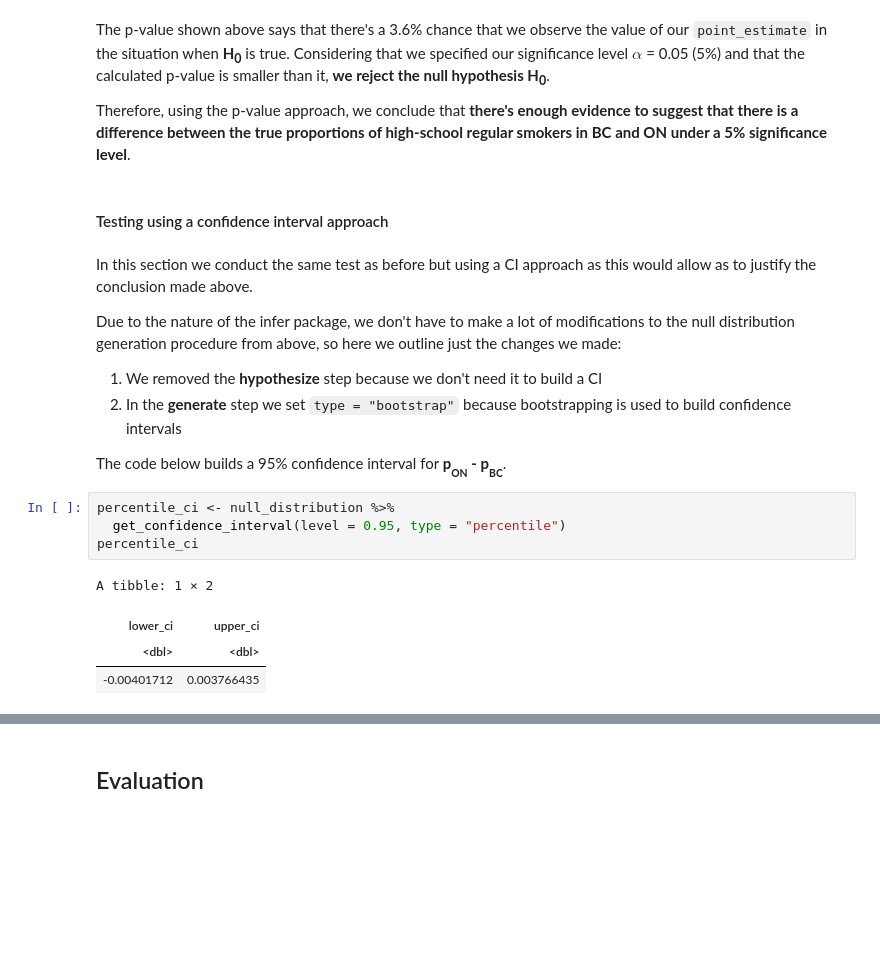
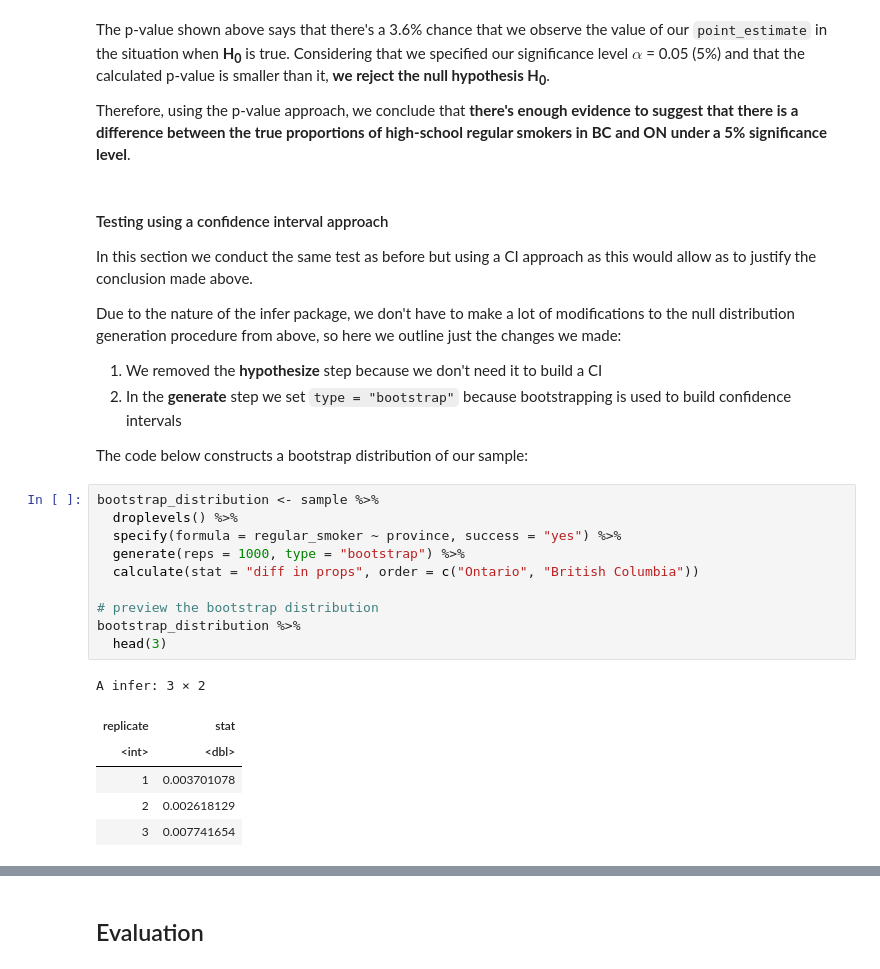
Before and after one commit to Ihor16/stat-201-project, a Jupyter notebook: Final Report.ipynb, the cells around one changed output, grey strips where cells are left out. Drawn from its saved outputs; the diff is of its cells as text; blank space fills up the shorter version.

```diff
--- a/Final Report.ipynb
+++ b/Final Report.ipynb
@@ -312,9 +318,9 @@ A tibble: 1 × 1
 The p-value shown above says that there's a 3.6% chance that we observe the value of our `point_estimate` in the situation when **H<sub>0</sub>** is true. Considering that we specified our significance level $\alpha$ = 0.05 (5%) and that the calculated p-value is smaller than it, **we reject the null hypothesis H<sub>0</sub>**.
 
 Therefore, using the p-value approach, we conclude that **there's enough evidence to suggest that there is a difference between the true proportions of high-school regular smokers in BC and ON under a 5% significance level**.
-# %% [markdown]
-#### Testing using a confidence interval approach
 # %% [markdown]
+#### Testing using a confidence interval approach
+
 In this section we conduct the same test as before but using a CI approach as this would allow as to justify the conclusion made above.
 
 Due to the nature of the infer package, we don't have to make a lot of modifications to the null distribution generation procedure from above, so here we outline just the changes we made:
@@ -322,13 +328,21 @@ Due to the nature of the infer package, we don't have to make a lot of modificat
 1. We removed the **hypothesize** step because we don't need it to build a CI
 2. In the **generate** step we set `type = "bootstrap"` because bootstrapping is used to build confidence intervals
 
-The code below builds a 95% confidence interval for **p<sub><sub>ON</sub></sub> - p<sub><sub>BC</sub></sub>**.
+The code below constructs a bootstrap distribution of our sample:
 # %%
-percentile_ci <- null_distribution %>%
-  get_confidence_interval(level = 0.95, type = "percentile")
-percentile_ci
+bootstrap_distribution <- sample %>%
+  droplevels() %>%
+  specify(formula = regular_smoker ~ province, success = "yes") %>%
+  generate(reps = 1000, type = "bootstrap") %>%
+  calculate(stat = "diff in props", order = c("Ontario", "British Columbia"))
+
+# preview the bootstrap distribution
+bootstrap_distribution %>%
+  head(3)
 # %% [output]
-A tibble: 1 × 2
+A infer: 3 × 2
-| lower_ci | upper_ci |
-| <dbl> | <dbl> |
-| -0.00401712 | 0.003766435 |
+| replicate | stat |
+| <int> | <dbl> |
+| 1 | 0.003701078 |
+| 2 | 0.002618129 |
+| 3 | 0.007741654 |
```
Also changed, not shown: parts of 15 cells of this notebook.
